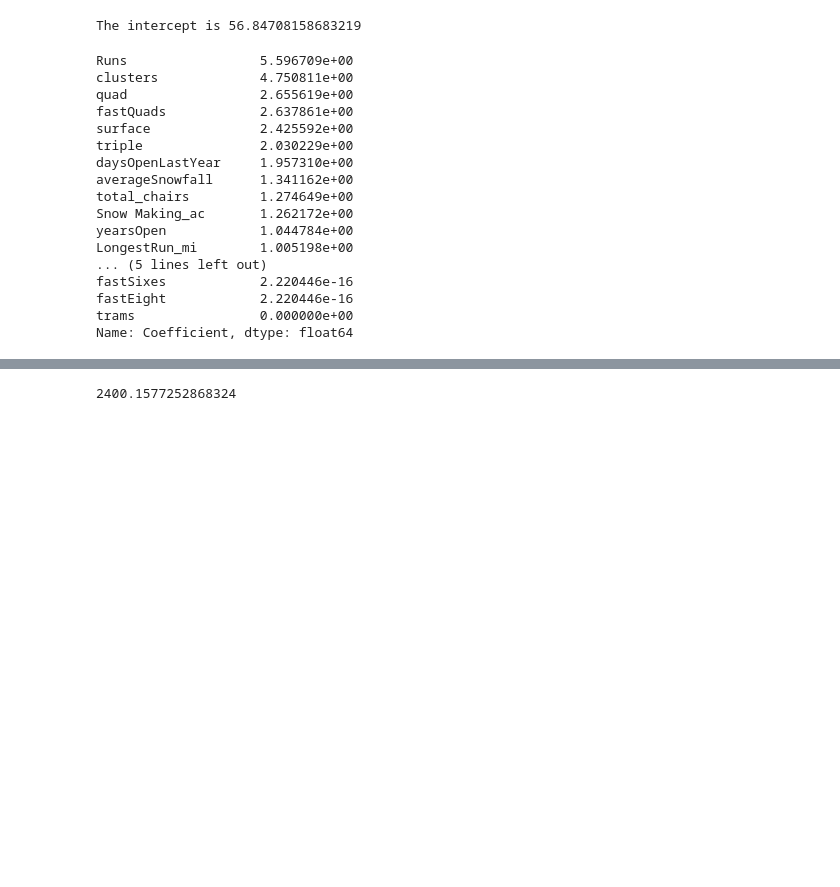
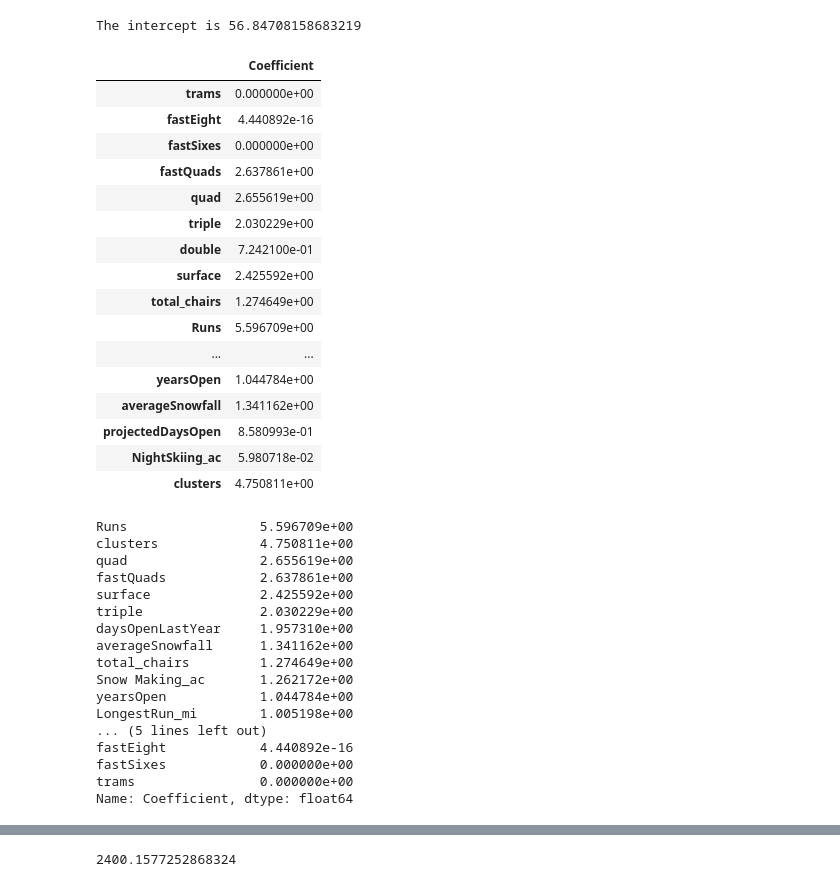
Before and after one commit to arnaldo9408/SpringBoard, a Jupyter notebook: Notebook_stepsix.ipynb, the cells around one changed output, grey strips where cells are left out. Saved outputs shown, nothing was run; the diff lists cells and outputs as text; code cells hidden in the pictures; blank space fills up the shorter version.

```diff
--- a/Notebook_stepsix.ipynb
+++ b/Notebook_stepsix.ipynb
@@ -13,2 +40,5 @@ Fit Models with Training Dataset
 # %%
 df_2 = pd.read_csv('Notebook_step3_output_final.csv')
+# %%
+pd.set_option('Max_columns', None)
+df_2.head()
@@ -95,6 +126,27 @@ Mean absolute error is 10.39779228570428
 print('The intercept is', lm.intercept_)
 # %% [output]
 The intercept is 56.84708158683219
+# %%
+df_coeff = pd.DataFrame(abs(lm.coef_), x.columns, columns=['Coefficient'])
+df_coeff
+# %% [output]
+|  | Coefficient |
+| trams | 0.000000e+00 |
+| fastEight | 4.440892e-16 |
+| fastSixes | 0.000000e+00 |
+| fastQuads | 2.637861e+00 |
+| quad | 2.655619e+00 |
+| triple | 2.030229e+00 |
+| double | 7.242100e-01 |
+| surface | 2.425592e+00 |
+| total_chairs | 1.274649e+00 |
+| Runs | 5.596709e+00 |
+| ... | ... |
+| yearsOpen | 1.044784e+00 |
+| averageSnowfall | 1.341162e+00 |
+| projectedDaysOpen | 8.580993e-01 |
+| NightSkiing_ac | 5.980718e-02 |
+| clusters | 4.750811e+00 |
 # %%
 df_coeff['Coefficient'].sort_values(ascending = False)
 # %% [output]
@@ -111,7 +163,7 @@ Snow Making_ac       1.262172e+00
 yearsOpen            1.044784e+00
 LongestRun_mi        1.005198e+00
 ... (5 lines left out)
-fastSixes            2.220446e-16
-fastEight            2.220446e-16
+fastEight            4.440892e-16
+fastSixes            0.000000e+00
 trams                0.000000e+00
 Name: Coefficient, dtype: float64
```
Also changed, not shown: parts of 41 cells of this notebook.
